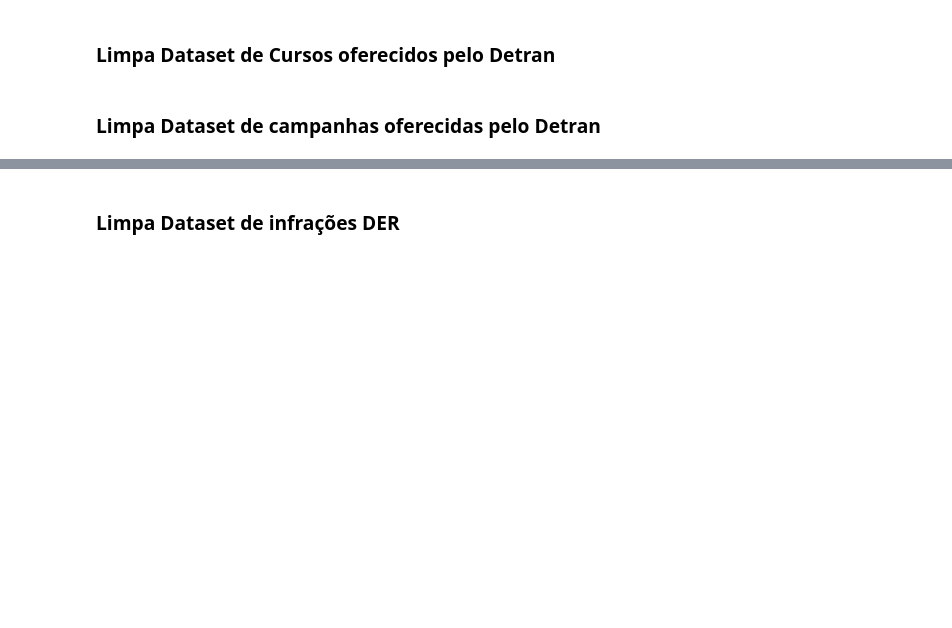
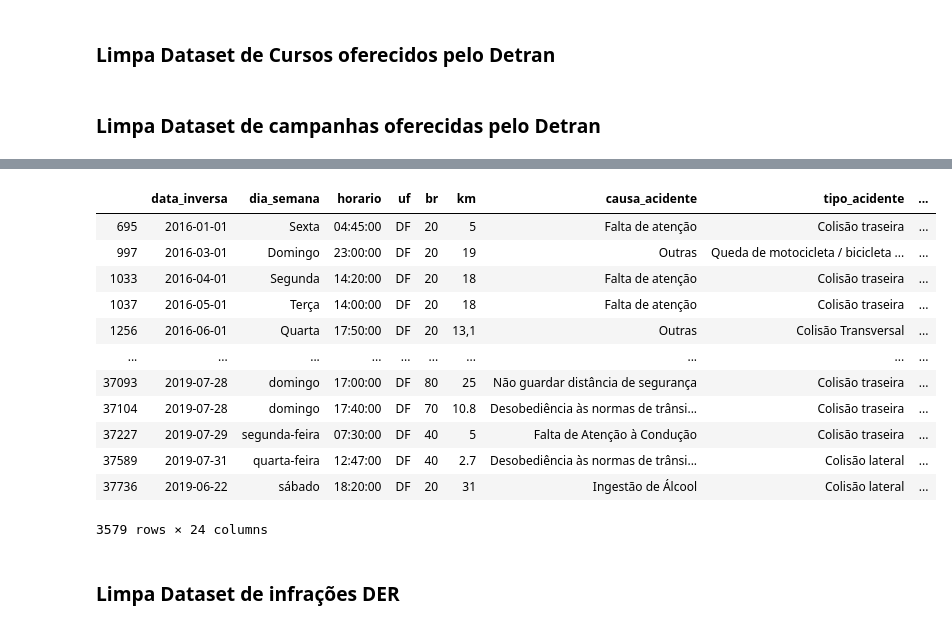
Before and after one commit to IagoCarvalho/tcc_scripts, a Jupyter notebook: data_cleaning.ipynb, the cells around one changed output, grey strips where cells are left out. Drawn from its saved outputs; the diff is of its cells as text; code cells hidden in the pictures; blank space fills up the shorter version.

```diff
--- a/data_cleaning.ipynb
+++ b/data_cleaning.ipynb
@@ -61,21 +105,21 @@ df_campanhas_educativas_2012_2019.head()
 # %%
-df_acidentes_rodovias_2017 = pd.read_excel("datasets/acidentes/acidentes-rodovias-2017.xlsx")
-df_acidentes_rodovias_2017['uf'] = df_acidentes_rodovias_2017['uf'].fillna("--")
+df_acidentes_rodovias_2017 = pd.read_excel("datasets/acidentes/ocorrencias/acidentes-rodovias-2017.xlsx")
+df_acidentes_rodovias_2017['data_inversa'] = pd.to_datetime(df_acidentes_rodovias_2017['data_inversa'])
+df_acidentes_rodovias_2017['uf'] = df_acidentes_rodovias_2017['uf'].fillna("")
 df_acidentes_rodovias_2017 = df_acidentes_rodovias_2017[df_acidentes_rodovias_2017['uf'] == 'DF']
-df_acidentes_rodovias_2017 = df_acidentes_rodovias_2017.drop(columns = ['id', 'pesid'], axis = 1)
-
-df_acidentes_rodovias_2017.head()
+df_acidentes_rodovias_2017 = df_acidentes_rodovias_2017.drop(columns = ['id', 'municipio', 'latitude', 'longitude', 'regional', 'delegacia', 'uop'], axis = 1)
+df_acidentes_rodovias_2017['ano'] = df_acidentes_rodovias_2017['data_inversa'].dt.year
 # %%
-df_acidentes_rodovias_2018 = pd.read_excel("datasets/acidentes/acidentes-rodovias-2018.xlsx")
-df_acidentes_rodovias_2018['uf'] = df_acidentes_rodovias_2018['uf'].fillna("--")
+df_acidentes_rodovias_2018 = pd.read_excel("datasets/acidentes/ocorrencias/acidentes-rodovias-2018.xlsx")
+df_acidentes_rodovias_2018['data_inversa'] = pd.to_datetime(df_acidentes_rodovias_2018['data_inversa'])
+df_acidentes_rodovias_2018['uf'] = df_acidentes_rodovias_2018['uf'].fillna("")
 df_acidentes_rodovias_2018 = df_acidentes_rodovias_2018[df_acidentes_rodovias_2018['uf'] == 'DF']
-df_acidentes_rodovias_2018 = df_acidentes_rodovias_2018.drop(columns = ['id', 'pesid'], axis = 1)
-
-df_acidentes_rodovias_2018.head()
+df_acidentes_rodovias_2018 = df_acidentes_rodovias_2018.drop(columns = ['id', 'municipio', 'latitude', 'longitude', 'regional', 'delegacia', 'uop'], axis = 1)
+df_acidentes_rodovias_2018['ano'] = df_acidentes_rodovias_2018['data_inversa'].dt.year
 # %%
-df_acidentes_rodovias_2019 = pd.read_excel("datasets/acidentes/acidentes-rodovias-2019.xlsx")
-df_acidentes_rodovias_2019['uf'] = df_acidentes_rodovias_2019['uf'].fillna("--")
+df_acidentes_rodovias_2019 = pd.read_excel("datasets/acidentes/ocorrencias/acidentes-rodovias-2019.xlsx")
+df_acidentes_rodovias_2019['data_inversa'] = pd.to_datetime(df_acidentes_rodovias_2019['data_inversa'])
+df_acidentes_rodovias_2019['uf'] = df_acidentes_rodovias_2019['uf'].fillna("")
 df_acidentes_rodovias_2019 = df_acidentes_rodovias_2019[df_acidentes_rodovias_2019['uf'] == 'DF']
-df_acidentes_rodovias_2019 = df_acidentes_rodovias_2019.drop(columns = ['id', 'pesid'], axis = 1)
-
-df_acidentes_rodovias_2019.head()
+df_acidentes_rodovias_2019 = df_acidentes_rodovias_2019.drop(columns = ['id', 'municipio', 'latitude', 'longitude', 'regional', 'delegacia', 'uop'], axis = 1)
+df_acidentes_rodovias_2019['ano'] = df_acidentes_rodovias_2019['data_inversa'].dt.year
@@ -87,3 +126,30 @@ df_acidentes_rodovias_2017_2019.info()
+# %%
+df_acidentes_rodovias_2016 = df_acidentes_rodovias_2016[['data_inversa', 'dia_semana', 'horario', 'uf', 'br', 'km', 'causa_acidente', 'tipo_acidente', 'classificacao_acidente', 'fase_dia', 'sentido_via', 'condicao_metereologica', 'tipo_pista', 'tracado_via', 'uso_solo', 'ano', 'pessoas', 'mortos', 'feridos_leves', 'feridos_graves', 'ilesos', 'ignorados', 'feridos', 'veiculos']]
+df_acidentes_rodovias_2017 = df_acidentes_rodovias_2017[['data_inversa', 'dia_semana', 'horario', 'uf', 'br', 'km', 'causa_acidente', 'tipo_acidente', 'classificacao_acidente', 'fase_dia', 'sentido_via', 'condicao_metereologica', 'tipo_pista', 'tracado_via', 'uso_solo', 'ano', 'pessoas', 'mortos', 'feridos_leves', 'feridos_graves', 'ilesos', 'ignorados', 'feridos', 'veiculos']]
+df_acidentes_rodovias_2018 = df_acidentes_rodovias_2018[['data_inversa', 'dia_semana', 'horario', 'uf', 'br', 'km', 'causa_acidente', 'tipo_acidente', 'classificacao_acidente', 'fase_dia', 'sentido_via', 'condicao_metereologica', 'tipo_pista', 'tracado_via', 'uso_solo', 'ano', 'pessoas', 'mortos', 'feridos_leves', 'feridos_graves', 'ilesos', 'ignorados', 'feridos', 'veiculos']]
+df_acidentes_rodovias_2019 = df_acidentes_rodovias_2019[['data_inversa', 'dia_semana', 'horario', 'uf', 'br', 'km', 'causa_acidente', 'tipo_acidente', 'classificacao_acidente', 'fase_dia', 'sentido_via', 'condicao_metereologica', 'tipo_pista', 'tracado_via', 'uso_solo', 'ano', 'pessoas', 'mortos', 'feridos_leves', 'feridos_graves', 'ilesos', 'ignorados', 'feridos', 'veiculos']]
+
+df_lst = [df_acidentes_rodovias_2010, df_acidentes_rodovias_2011, df_acidentes_rodovias_2012, df_acidentes_rodovias_2013,\
+          df_acidentes_rodovias_2014, df_acidentes_rodovias_2015, df_acidentes_rodovias_2016, df_acidentes_rodovias_2017,\
+          df_acidentes_rodovias_2018, df_acidentes_rodovias_2019]
+
+df_acidentes_rodovias_2010_2019 = pd.concat(df_lst)
+# %%
+df_acidentes_rodovias_2010_2019[df_acidentes_rodovias_2010_2019.ano >= 2016]
+# %% [output]
+|  | data_inversa | dia_semana | horario | uf | br | km | causa_acidente | tipo_acidente | ... |
+| 695 | 2016-01-01 | Sexta | 04:45:00 | DF | 20 | 5 | Falta de atenção | Colisão traseira | ... |
+| 997 | 2016-03-01 | Domingo | 23:00:00 | DF | 20 | 19 | Outras | Queda de motocicleta / bicicleta ... | ... |
+| 1033 | 2016-04-01 | Segunda | 14:20:00 | DF | 20 | 18 | Falta de atenção | Colisão traseira | ... |
+| 1037 | 2016-05-01 | Terça | 14:00:00 | DF | 20 | 18 | Falta de atenção | Colisão traseira | ... |
+| 1256 | 2016-06-01 | Quarta | 17:50:00 | DF | 20 | 13,1 | Outras | Colisão Transversal | ... |
+| ... | ... | ... | ... | ... | ... | ... | ... | ... | ... |
+| 37093 | 2019-07-28 | domingo | 17:00:00 | DF | 80 | 25 | Não guardar distância de segurança | Colisão traseira | ... |
+| 37104 | 2019-07-28 | domingo | 17:40:00 | DF | 70 | 10.8 | Desobediência às normas de trânsi... | Colisão traseira | ... |
+| 37227 | 2019-07-29 | segunda-feira | 07:30:00 | DF | 40 | 5 | Falta de Atenção à Condução | Colisão traseira | ... |
+| 37589 | 2019-07-31 | quarta-feira | 12:47:00 | DF | 40 | 2.7 | Desobediência às normas de trânsi... | Colisão lateral | ... |
+| 37736 | 2019-06-22 | sábado | 18:20:00 | DF | 20 | 31 | Ingestão de Álcool | Colisão lateral | ... |
+3579 rows × 24 columns
 # %% [markdown]
 ### Limpa Dataset de infrações DER
 # %%
```
Also changed, not shown: parts of 13 cells of this notebook, 1 other file.
